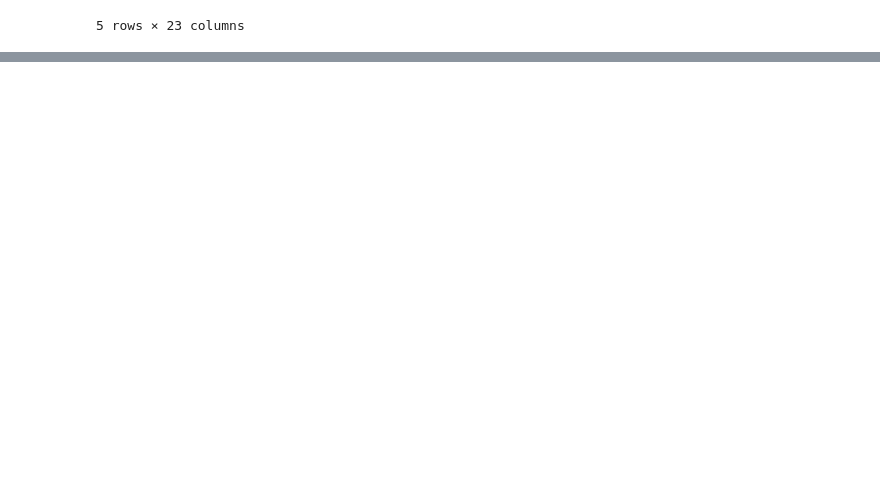
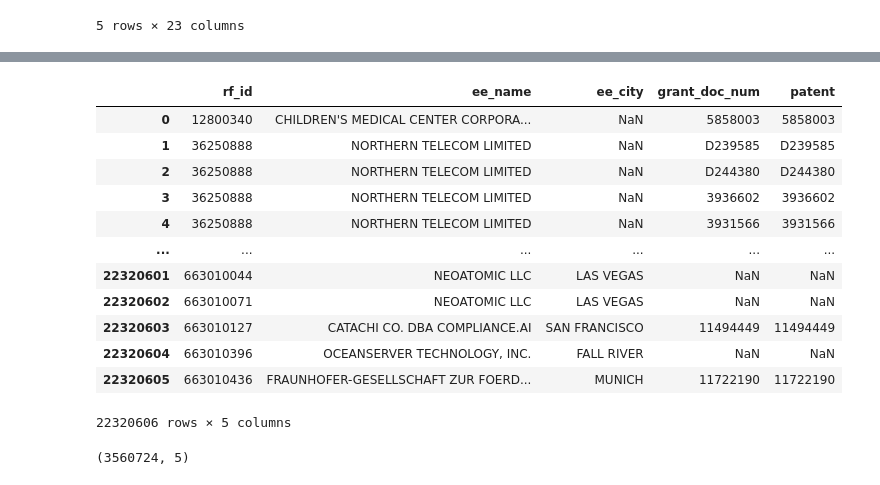
Before and after one commit to Sai0472003/PatentLitigation_Impact, a Jupyter notebook: exploring_data.ipynb, the cells around one changed output, grey strips where cells are left out. Cells and saved outputs as stored; diff of their text form; code cells hidden in the pictures; blank space fills up the shorter version.

```diff
--- a/exploring_data.ipynb
+++ b/exploring_data.ipynb
@@ -46,0 +84,25 @@ documentid_admin.head()
+# %%
+assignment_merged['patent'] = assignment_merged['grant_doc_num']
+assignment_merged
+# %% [output]
+|  | rf_id | ee_name | ee_city | grant_doc_num | patent |
+| 0 | 12800340 | CHILDREN'S MEDICAL CENTER CORPORA... | NaN | 5858003 | 5858003 |
+| 1 | 36250888 | NORTHERN TELECOM LIMITED | NaN | D239585 | D239585 |
+| 2 | 36250888 | NORTHERN TELECOM LIMITED | NaN | D244380 | D244380 |
+| 3 | 36250888 | NORTHERN TELECOM LIMITED | NaN | 3936602 | 3936602 |
+| 4 | 36250888 | NORTHERN TELECOM LIMITED | NaN | 3931566 | 3931566 |
+| ... | ... | ... | ... | ... | ... |
+| 22320601 | 663010044 | NEOATOMIC LLC | LAS VEGAS | NaN | NaN |
+| 22320602 | 663010071 | NEOATOMIC LLC | LAS VEGAS | NaN | NaN |
+| 22320603 | 663010127 | CATACHI CO. DBA COMPLIANCE.AI | SAN FRANCISCO | 11494449 | 11494449 |
+| 22320604 | 663010396 | OCEANSERVER TECHNOLOGY, INC. | FALL RIVER | NaN | NaN |
+| 22320605 | 663010436 | FRAUNHOFER-GESELLSCHAFT ZUR FOERD... | MUNICH | 11722190 | 11722190 |
+22320606 rows × 5 columns
+# %%
+# Filter assignments_merged to include only matching 'patent' values
+assignment_merged = assignment_merged[assignment_merged['patent'].isin(patents_merged['patent'].unique())]
+
+# Verify the size of the filtered dataset
+print(assignment_merged.shape)
+# %% [output]
+(3560724, 5)
```
Also changed, not shown: parts of 4 cells of this notebook.
